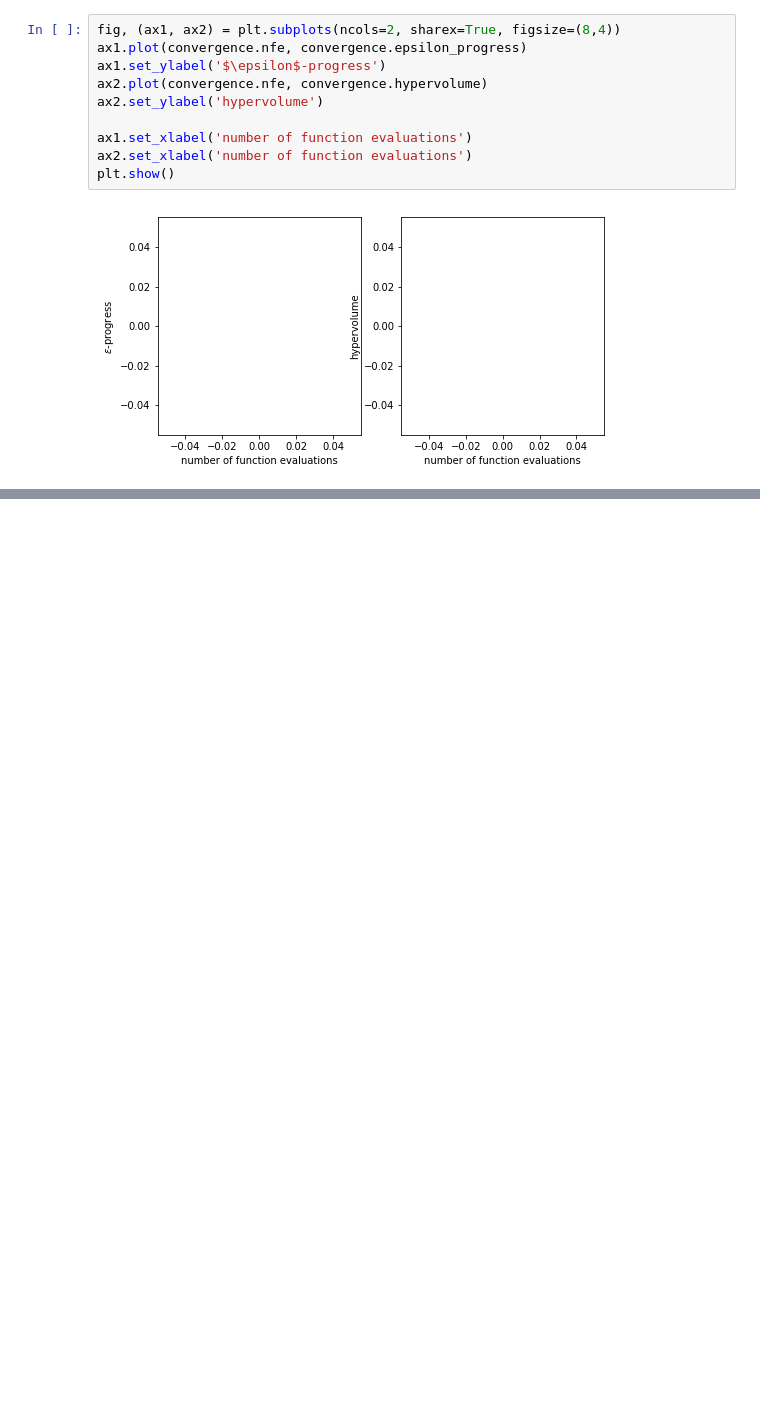
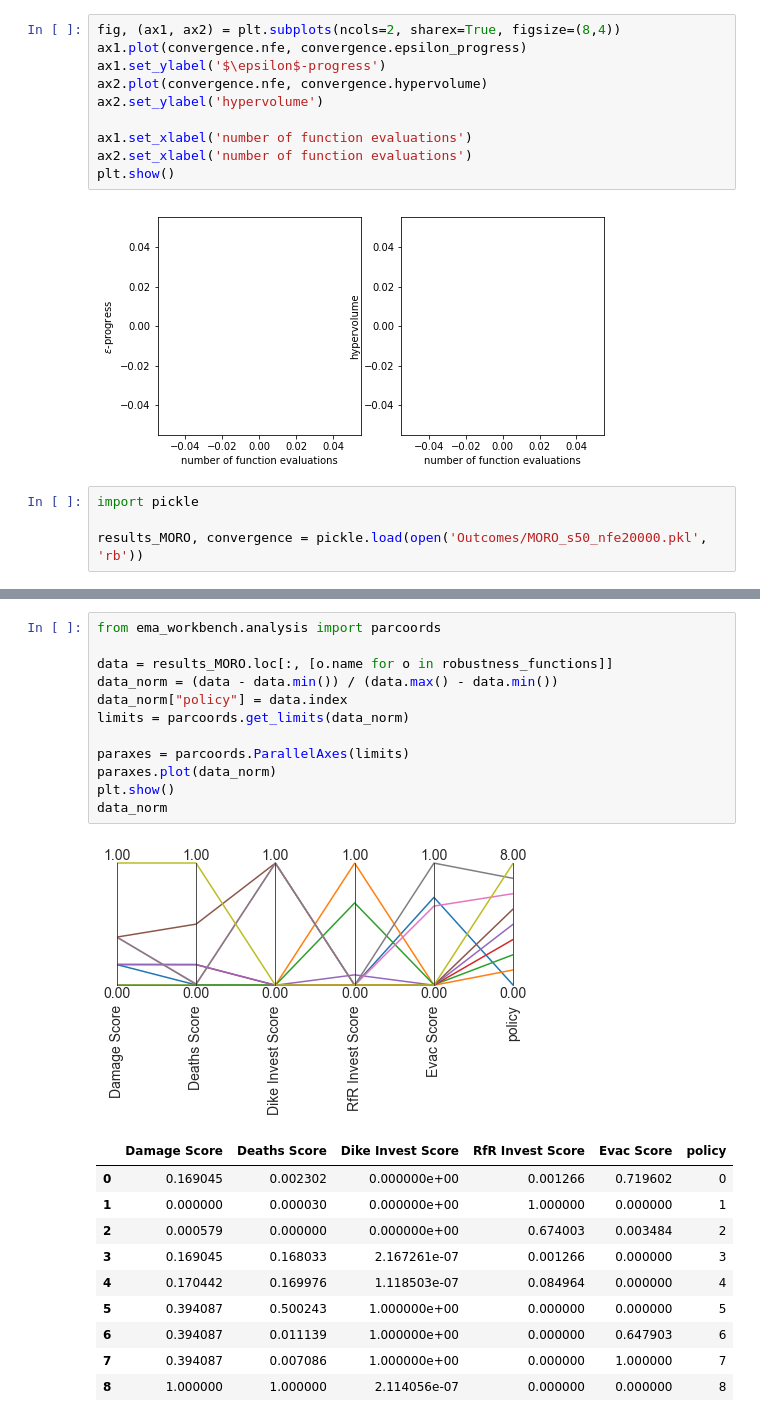
Before and after one commit to WKSu/Model-based-decision-making, a Jupyter notebook: MORO.ipynb, the cells around one changed output, grey strips where cells are left out. Drawn from its saved outputs; the diff is of its cells as text; blank space fills up the shorter version.

Commit message:
Added Parallel Plots

```diff
--- a/MORO.ipynb
+++ b/MORO.ipynb
@@ -308,3 +308,7 @@ ax2.set_xlabel('number of function evaluations')
 plt.show()
 # %% [output]
 [figure]
+# %%
+import pickle
+
+results_MORO, convergence = pickle.load(open('Outcomes/MORO_s50_nfe20000.pkl', 'rb'))
@@ -310,0 +328,24 @@ plt.show()
+# %%
+from ema_workbench.analysis import parcoords
+
+data = results_MORO.loc[:, [o.name for o in robustness_functions]]
+data_norm = (data - data.min()) / (data.max() - data.min())
+data_norm["policy"] = data.index
+limits = parcoords.get_limits(data_norm)
+
+paraxes = parcoords.ParallelAxes(limits)
+paraxes.plot(data_norm)
+plt.show()
+data_norm
+# %% [output]
+[figure, added]
+|  | Damage Score | Deaths Score | Dike Invest Score | RfR Invest Score | Evac Score | policy |
+| 0 | 0.169045 | 0.002302 | 0.000000e+00 | 0.001266 | 0.719602 | 0 |
+| 1 | 0.000000 | 0.000030 | 0.000000e+00 | 1.000000 | 0.000000 | 1 |
+| 2 | 0.000579 | 0.000000 | 0.000000e+00 | 0.674003 | 0.003484 | 2 |
+| 3 | 0.169045 | 0.168033 | 2.167261e-07 | 0.001266 | 0.000000 | 3 |
+| 4 | 0.170442 | 0.169976 | 1.118503e-07 | 0.084964 | 0.000000 | 4 |
+| 5 | 0.394087 | 0.500243 | 1.000000e+00 | 0.000000 | 0.000000 | 5 |
+| 6 | 0.394087 | 0.011139 | 1.000000e+00 | 0.000000 | 0.647903 | 6 |
+| 7 | 0.394087 | 0.007086 | 1.000000e+00 | 0.000000 | 1.000000 | 7 |
+| 8 | 1.000000 | 1.000000 | 2.114056e-07 | 0.000000 | 0.000000 | 8 |
```
Also changed, not shown: parts of 1 cell of this notebook.
